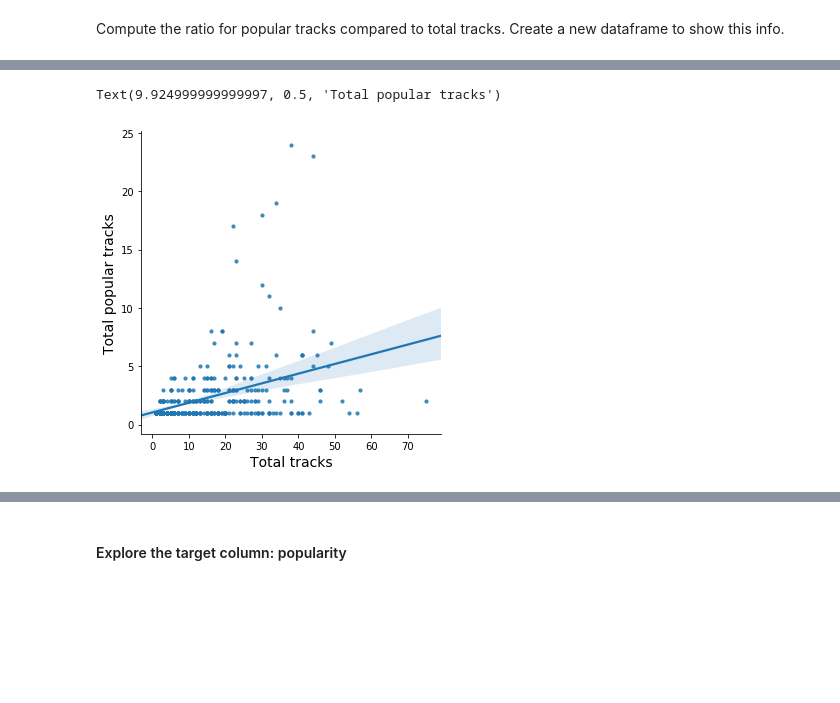
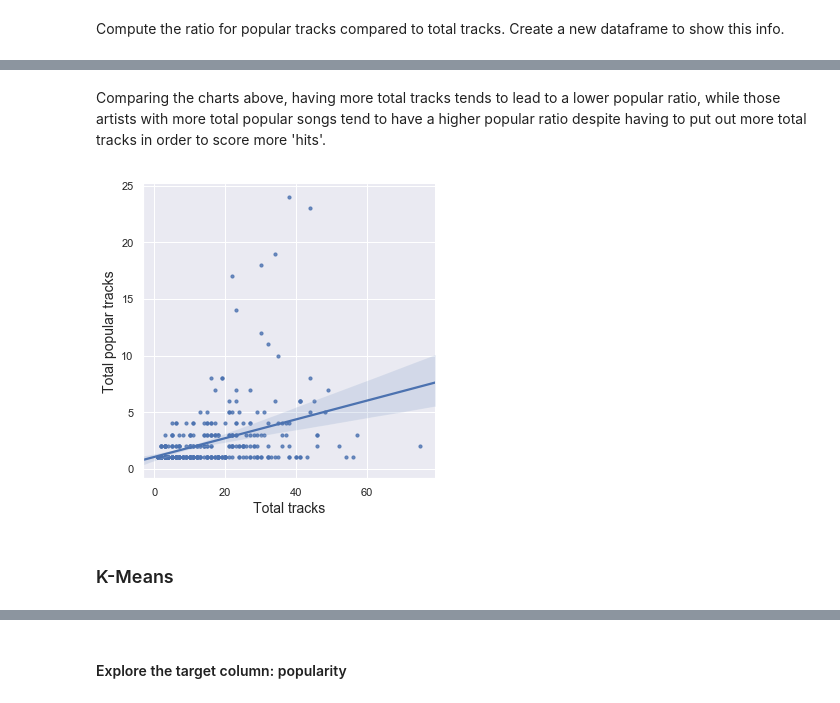
Before and after one commit to twillstw/Springboard-Projects, a Jupyter notebook: Scratchpad.ipynb, the cells around one changed output, grey strips where cells are left out. Saved outputs shown, nothing was run; the diff lists cells and outputs as text; code cells hidden in the pictures; blank space fills up the shorter version.

```diff
--- a/Scratchpad.ipynb
+++ b/Scratchpad.ipynb
@@ -217,7 +277,11 @@ Plot the data to look for correlations.
+# %% [markdown]
+Comparing the charts above, having more total tracks tends to lead to a lower popular ratio, while those artists with more total popular songs tend to have a higher popular ratio despite having to put out more total tracks in order to score more 'hits'.
 # %%
-sns.lmplot(x='total_tracks', y='total_pop_tracks', data=compare, scatter_kws={"s": 10})
-plt.xlabel('Total tracks', fontsize=14)
-plt.ylabel('Total popular tracks', fontsize=14)
+sns.set()
+_ = sns.lmplot(x='total_tracks', y='total_pop_tracks', data=compare, scatter_kws={"s": 10})
+_ = plt.xlabel('Total tracks', fontsize=14)
+_ = plt.ylabel('Total popular tracks', fontsize=14)
 # %% [output]
-Text(9.924999999999997, 0.5, 'Total popular tracks')
-[figure, old version]
+[figure, new version]
+# %% [markdown]
+### K-Means
```
Also changed, not shown: parts of 79 cells of this notebook.
